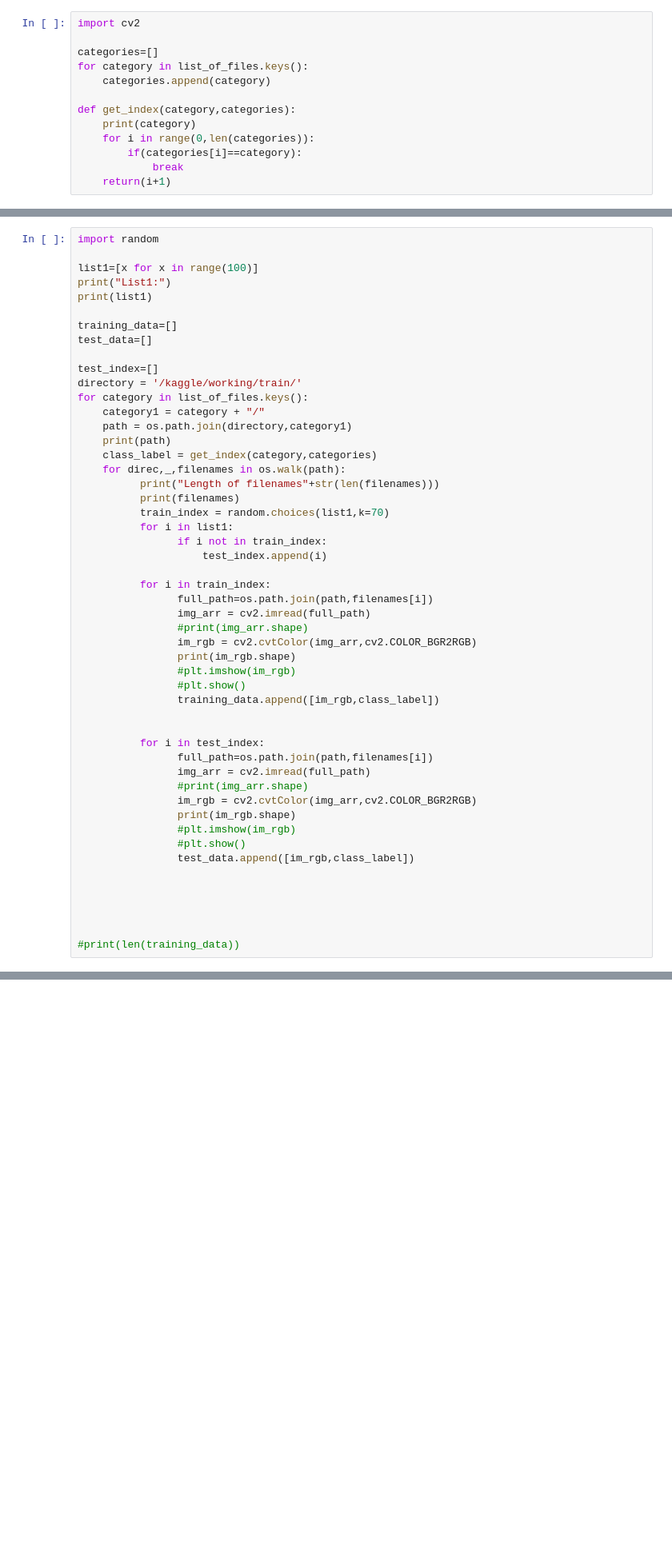
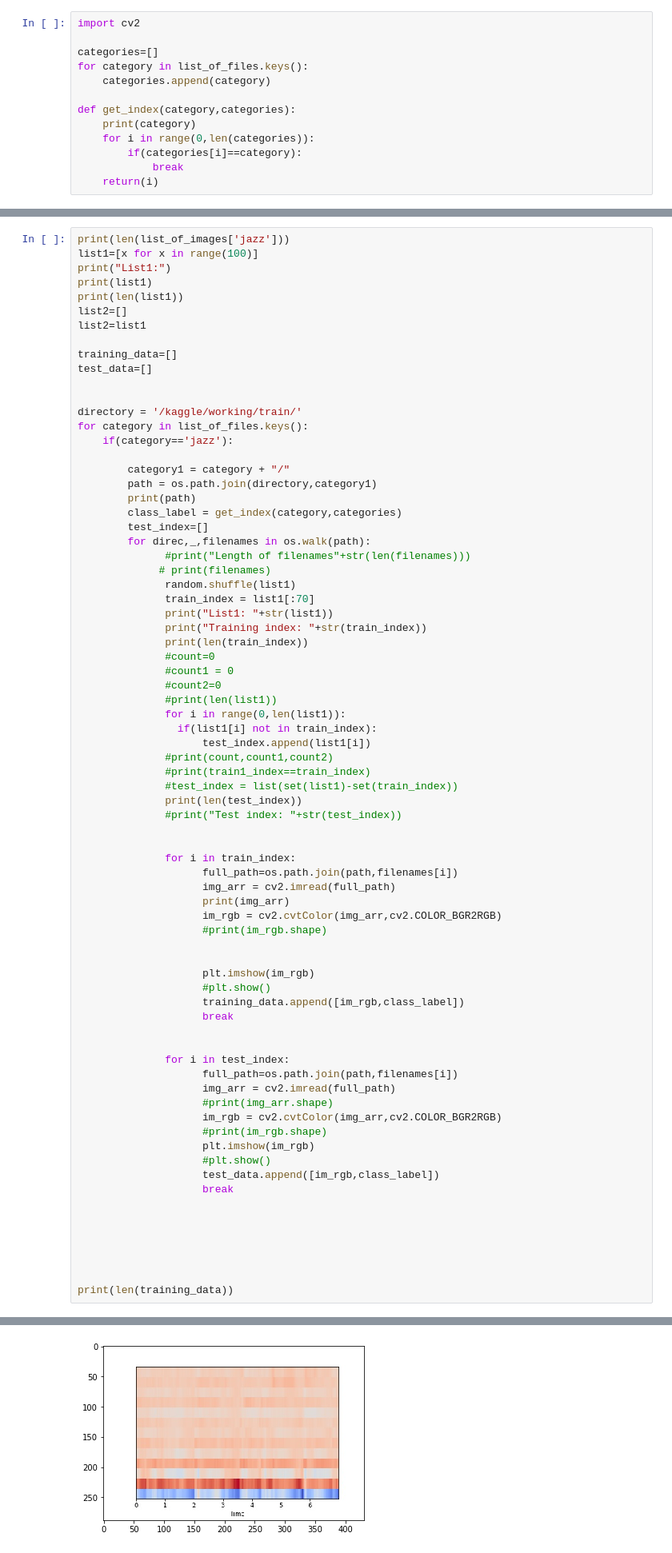
Before and after one commit to omkar1729/Music-genre-Recognition---SML, a Jupyter notebook: SML Project.ipynb, the cells around one changed output, grey strips where cells are left out. Shown at 80% size. Saved outputs shown, nothing was run; the diff lists cells and outputs as text; blank space fills up the shorter version.

```diff
--- a/SML Project.ipynb
+++ b/SML Project.ipynb
@@ -219,4 +246,4 @@ def get_index(category,categories):
     for i in range(0,len(categories)):
         if(categories[i]==category):
             break
-    return(i+1)
+    return(i)
@@ -223,51 +279,76 @@ def get_index(category,categories):
 # %%
-import random
-
+print(len(list_of_images['jazz']))
 list1=[x for x in range(100)]
 print("List1:")
 print(list1)
+print(len(list1))
+list2=[]
+list2=list1
 
 training_data=[]
 test_data=[]
 
-test_index=[]
+
 directory = '/kaggle/working/train/'
 for category in list_of_files.keys():
-    category1 = category + "/"
-    path = os.path.join(directory,category1)
-    print(path)
-    class_label = get_index(category,categories)
-    for direc,_,filenames in os.walk(path):
-          print("Length of filenames"+str(len(filenames)))
-          print(filenames)
-          train_index = random.choices(list1,k=70)
-          for i in list1:
-                if i not in train_index:
-                    test_index.append(i)
+    if(category=='jazz'):
 
-          for i in train_index:
-                full_path=os.path.join(path,filenames[i])
-                img_arr = cv2.imread(full_path)
-                #print(img_arr.shape)
-                im_rgb = cv2.cvtColor(img_arr,cv2.COLOR_BGR2RGB)
-                print(im_rgb.shape)
-                #plt.imshow(im_rgb)
-                #plt.show()
-                training_data.append([im_rgb,class_label])
+        category1 = category + "/"
+        path = os.path.join(directory,category1)
+        print(path)
+        class_label = get_index(category,categories)
+        test_index=[]
+        for direc,_,filenames in os.walk(path):
+              #print("Length of filenames"+str(len(filenames)))
+             # print(filenames)
+              random.shuffle(list1)
+              train_index = list1[:70]
+              print("List1: "+str(list1))
+              print("Training index: "+str(train_index))
+              print(len(train_index))
+              #count=0
+              #count1 = 0
+              #count2=0
+              #print(len(list1))
+              for i in range(0,len(list1)):
+                if(list1[i] not in train_index):
+                    test_index.append(list1[i])
+              #print(count,count1,count2)
+              #print(train1_index==train_index)
+              #test_index = list(set(list1)-set(train_index))
+              print(len(test_index))
+              #print("Test index: "+str(test_index))
 
 
-          for i in test_index:
-                full_path=os.path.join(path,filenames[i])
-                img_arr = cv2.imread(full_path)
-                #print(img_arr.shape)
-                im_rgb = cv2.cvtColor(img_arr,cv2.COLOR_BGR2RGB)
-                print(im_rgb.shape)
-                #plt.imshow(im_rgb)
-                #plt.show()
-                test_data.append([im_rgb,class_label])
+              for i in train_index:
+                    full_path=os.path.join(path,filenames[i])
+                    img_arr = cv2.imread(full_path)
+                    print(img_arr)
+                    im_rgb = cv2.cvtColor(img_arr,cv2.COLOR_BGR2RGB)
+                    #print(im_rgb.shape)
+
+
+                    plt.imshow(im_rgb)
+                    #plt.show()
+                    training_data.append([im_rgb,class_label])
+                    break
+
+
+              for i in test_index:
+                    full_path=os.path.join(path,filenames[i])
+                    img_arr = cv2.imread(full_path)
+                    #print(img_arr.shape)
+                    im_rgb = cv2.cvtColor(img_arr,cv2.COLOR_BGR2RGB)
+                    #print(im_rgb.shape)
+                    plt.imshow(im_rgb)
+                    #plt.show()
+                    test_data.append([im_rgb,class_label])
+                    break
 
 
 
 
 
-#print(len(training_data))
+
+print(len(training_data))
+# %% [output]
@@ -274,2 +372,3 @@ for category in list_of_files.keys():
+[figure, added]
 # %%
 print(len(training_data))
```
Also changed, not shown: parts of 22 cells of this notebook.
